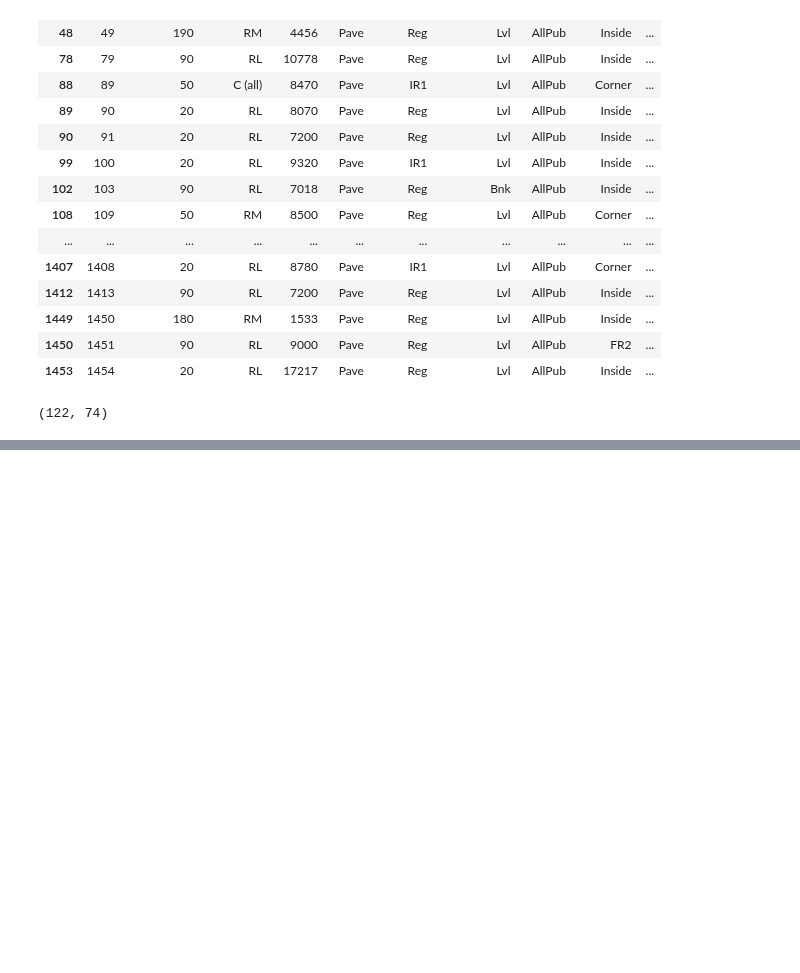
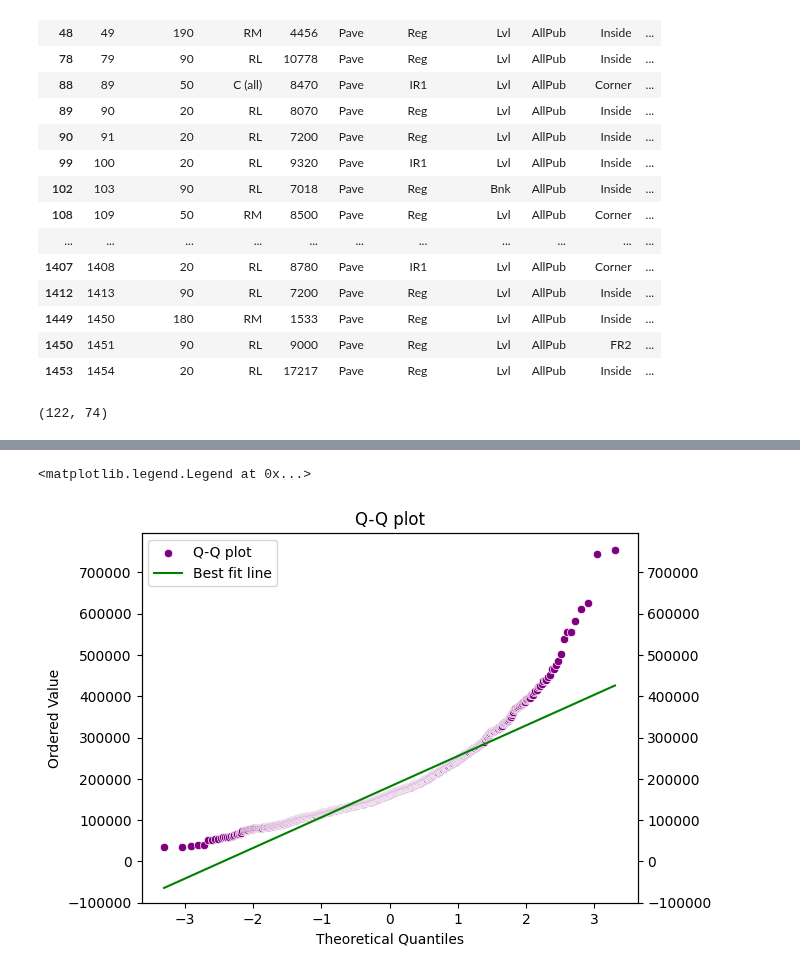
Before and after one commit to huanrafa/ProjectPracticing, a Jupyter notebook: 2023_10(2) House Prices - Advanced Regression Techniques/House prices (self-practice).ipynb, the cells around one changed output, grey strips where cells are left out. Cells and saved outputs as stored; diff of their text form; code cells hidden in the pictures; blank space fills up the shorter version.

```diff
--- a/2023_10(2) House Prices - Advanced Regression Techniques/House prices (self-practice).ipynb
+++ b/2023_10(2) House Prices - Advanced Regression Techniques/House prices (self-practice).ipynb
@@ -275,0 +304,25 @@ Rows with missing values (after dropping)
+# %%
+fig, ax1 = plt.subplots()
+ax2 = ax1.twinx()
+
+qq_data = stats.probplot(df['SalePrice'], dist='norm')
+QQ_plot = sns.scatterplot(x=qq_data[0][0], y=qq_data[0][1], color='purple', label='Q-Q plot', ax=ax1)
+ax1.set_xlabel('Theoretical Quantiles')
+ax1.set_ylabel('Ordered Value')
+ax1.set_title('Q-Q plot')
+ax1.set_ylim(-100000, qq_data[0][1][-1] + 40000)
+ax1.legend_ = None
+
+slope, intercept, r_value, p_value, std_err = stats.linregress(qq_data[0][0], qq_data[0][1])
+x_line = np.array(qq_data[0][0])
+y_line = intercept + slope * x_line
+Fit_line = sns.lineplot(x=x_line, y=y_line, color='green', label='Best fit line', ax=ax2)
+ax2.set_ylim(-100000, qq_data[0][1][-1] + 40000)
+ax2.legend_ = None
+
+h1, l1 = ax1.get_legend_handles_labels()
+h2, l2 = ax2.get_legend_handles_labels()
+ax1.legend(handles = h1+h2)
+# %% [output]
+<matplotlib.legend.Legend at 0x...>
+[figure, added]
```
Also changed, not shown: parts of 1 cell of this notebook.
